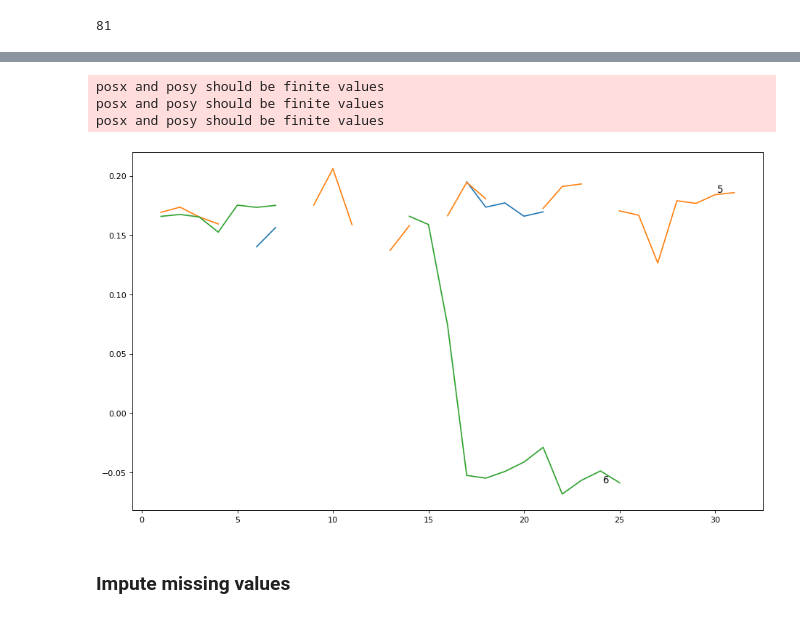
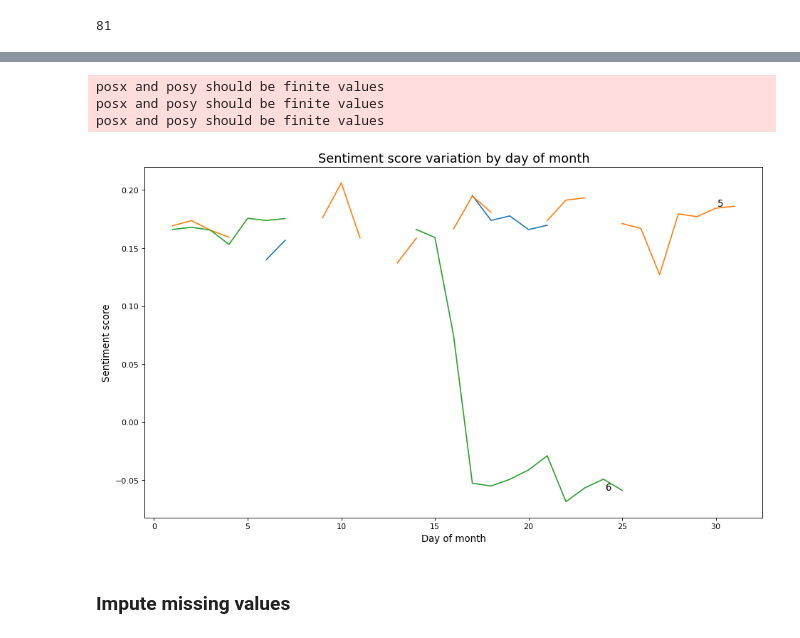
Before and after one commit to coharaCNJ/M.Sc.-Data-Analytics-Semester-2-CA2, a Jupyter notebook: Sentiment_Analysis.ipynb, the cells around one changed output, grey strips where cells are left out. Saved outputs shown, nothing was run; the diff lists cells and outputs as text; code cells hidden in the pictures.

```diff
--- a/Sentiment_Analysis.ipynb
+++ b/Sentiment_Analysis.ipynb
@@ -281,16 +347,19 @@ score_imputed.head(20)
 # %%
 months = score_imputed['month'].unique()
 
 plt.figure(figsize=(14,8), dpi= 80)
 for i, y in enumerate(months):
     if i >= 0:
         plt.plot('day', 'vader_score', data=score_imputed.loc[score_imputed.month==y, :], label=y)#, linestyle = "", marker = ".")
         plt.text(score_imputed.loc[score_imputed.month==y, :].shape[0]-.9, score_imputed.loc[score_imputed.month==y, 'vader_score'][-1:].values[0], y, fontsize=12)
+        plt.xlabel("Day of month", fontsize = 12)
+        plt.ylabel("Sentiment score", fontsize = 12)
+        plt.title("Sentiment score variation by day of month", fontsize = 16)
 # %% [output]
 posx and posy should be finite values
 posx and posy should be finite values
 posx and posy should be finite values
-[figure, old version]
+[figure, new version]
 # %% [markdown]
 ### Impute missing values
 # %%
```
Also changed, not shown: parts of 39 cells of this notebook, 11 other files.
